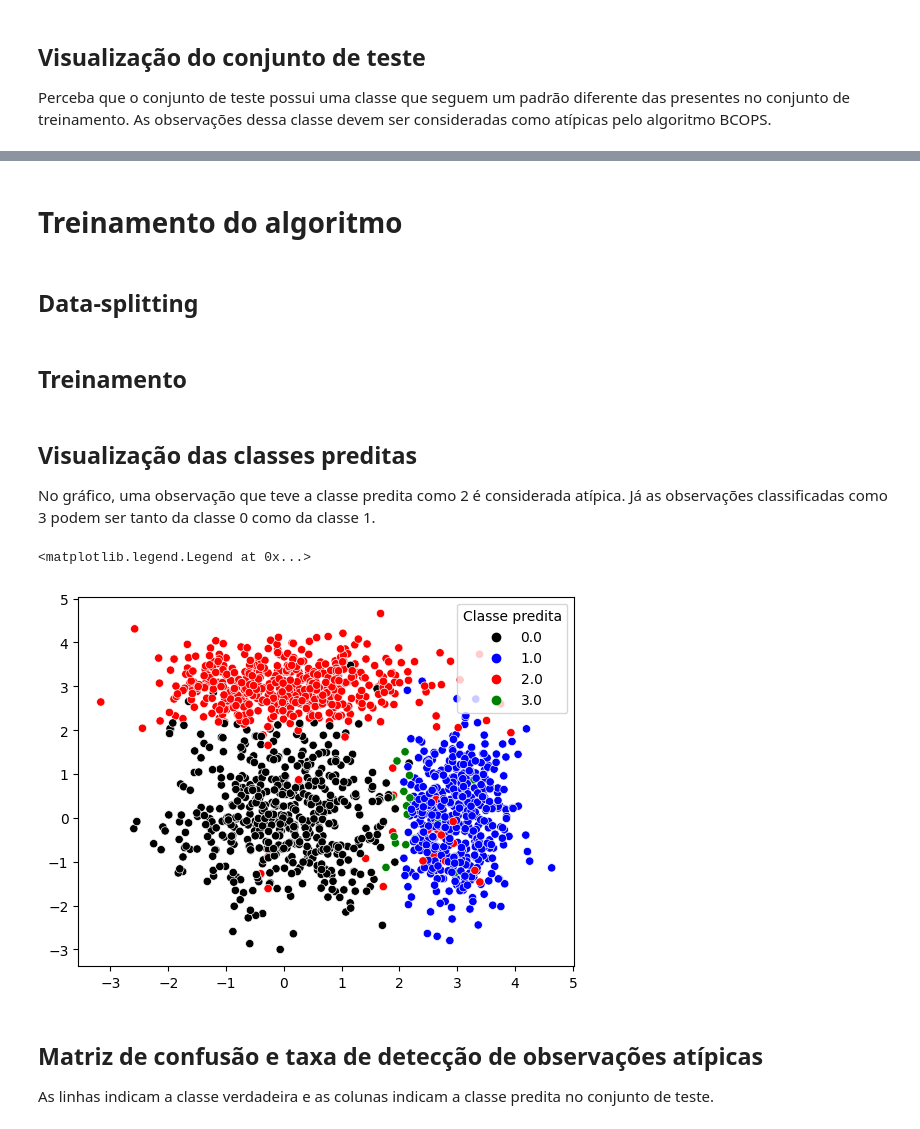
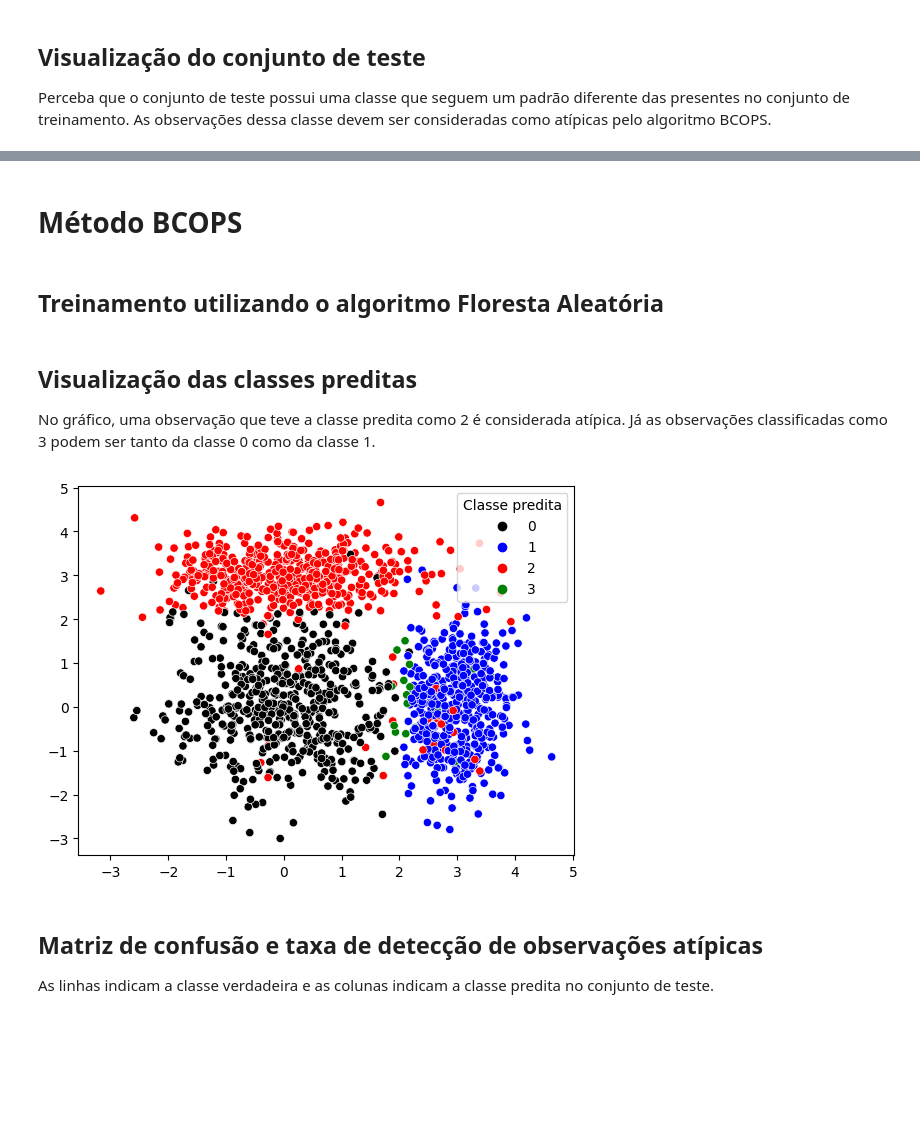
Before and after one commit to mvbdf/PyBCOPS, a Jupyter notebook: exemplo1.ipynb, the cells around one changed output, grey strips where cells are left out. Drawn from its saved outputs; the diff is of its cells as text; code cells hidden in the pictures; blank space fills up the shorter version.

```diff
--- a/exemplo1.ipynb
+++ b/exemplo1.ipynb
@@ -12,31 +13,31 @@ np.random.seed(123)
 # Gerando o conjunto de dados
 # %%
 X_train = np.zeros((1000, 10))
-y_train = np.zeros(1000)
+y_train = np.zeros(1000, dtype = int)
 
 X_test = np.zeros((1500, 10))
-y_test = np.zeros(1500)
+y_test = np.zeros(1500, dtype = int)
 
 for i in range(500):
     ## Dados para o treino
-    # Classe 1
+    # Classe 0
     X_train[i,:] = np.random.normal(0, 1, 10)
     y_train[i] = 0
 
-    # Classe 2
+    # Classe 1
     X_train[i + 500,] = np.concatenate([np.random.normal(3, 0.5, 1), np.random.normal(0, 1, 9)])
     y_train[i + 500] = 1
 
     ## Dados para o teste
-    # Classe 1
+    # Classe 0
     X_test[i,:] = np.random.normal(0, 1, 10)
     y_test[i] = 0
 
-    # Classe 2
+    # Classe 1
     X_test[i + 500,:] = np.concatenate([np.random.normal(3, 0.5, 1), np.random.normal(0, 1, 9)])
     y_test[i + 500] = 1
 
-    # Classe 3 (outliers)
+    # Classe 2 (outliers)
     X_test[i + 1000,:] = np.concatenate([np.random.normal(0, 1, 1),
                                         np.random.normal(3, 0.5, 1),
                                         np.random.normal(0, 1, 8)])
@@ -62,4 +63,4 @@ plt.legend(title = "Classe")
+# %% [markdown]
+# Método BCOPS
 # %% [markdown]
-# Treinamento do algoritmo
+## Treinamento utilizando o algoritmo Floresta Aleatória
-# %% [markdown]
-## Data-splitting
@@ -77,2 +66,0 @@ labels = np.unique(y_train)
-# %% [markdown]
-## Treinamento
@@ -85,27 +67,29 @@ prediction_conformal[foldid_te==2,:] = bcops['conformal_scores2']
+# %%
+prediction_conformal = pb.BCOPS(RandomForestClassifier, X_train, y_train, X_test)
 # %% [markdown]
 ## Visualização das classes preditas
 
 No gráfico, uma observação que teve a classe predita como 2 é considerada atípica. Já as observações classificadas como 3 podem ser tanto da classe 0 como da classe 1.
 # %%
 alpha = 1-0.95
-
-y_pred = np.zeros(prediction_conformal.shape[0])
+labels = np.unique(y_train)
+y_pred = np.zeros(prediction_conformal.shape[0], dtype = int)
 
 for i in range(prediction_conformal.shape[0]):
     pred = (prediction_conformal[i,:] > alpha)
 
     if not (pred[0] or pred[1]):
         y_pred[i] = 2 # outlier
     elif pred[0] and pred[1]:
         y_pred[i] = 3 # ambas as classes
     else:
         y_pred[i] = labels[pred][0] # apenas uma das classes
 
 sns.scatterplot(x = X_test[:,0], y = X_test[:,1], hue = y_pred, palette=['black', 'blue', 'red', 'green'])
 plt.legend(title = "Classe predita")
+plt.show()
 # %% [output]
-<matplotlib.legend.Legend at 0x...>
-[figure, old version]
+[figure, new version]
 # %% [markdown]
 ## Matriz de confusão e taxa de detecção de observações atípicas
 
```
Also changed, not shown: parts of 7 cells of this notebook, 1 other file.
